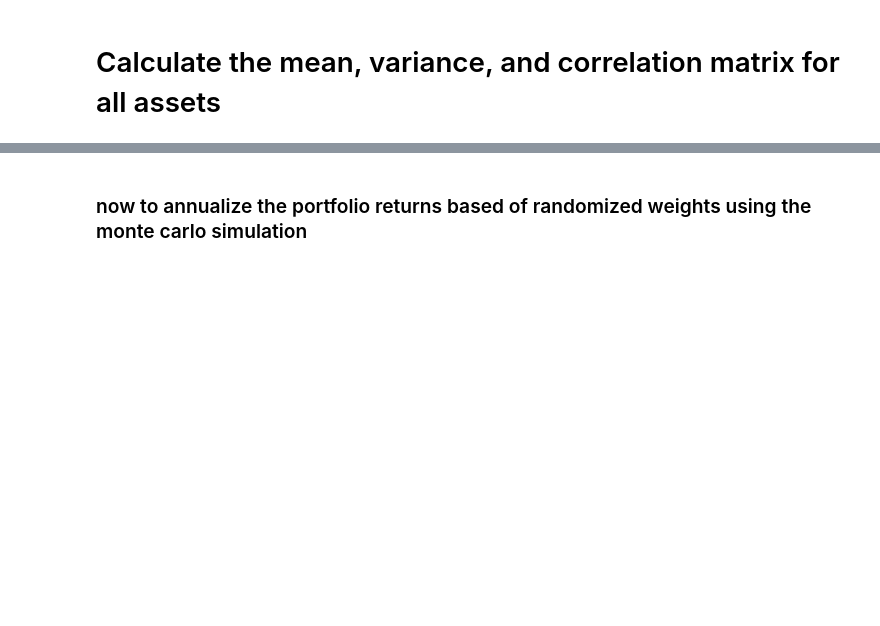
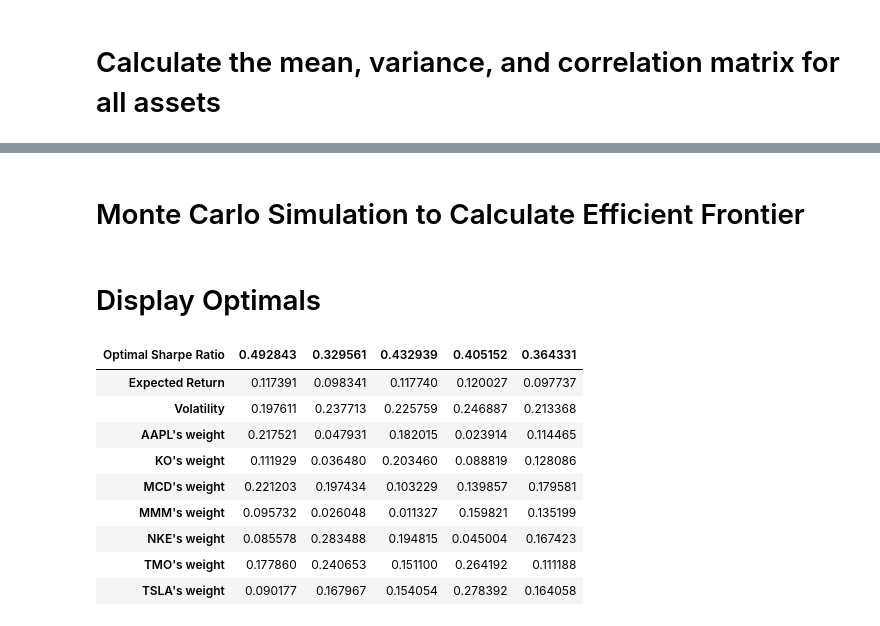
Before and after one commit to CCNY-Analytics-and-Quant/Efficient-Frontier-Project-Qetsiyah-Osamwonyi, a Jupyter notebook: EF_code.ipynb, the cells around one changed output, grey strips where cells are left out. Cells and saved outputs as stored; diff of their text form; code cells hidden in the pictures; blank space fills up the shorter version.

```diff
--- a/EF_code.ipynb
+++ b/EF_code.ipynb
@@ -61,5 +59,5 @@ weights.sum()
 # %% [markdown]
-### now to annualize the portfolio returns based of randomized weights using the monte carlo simulation
+# Monte Carlo Simulation to Calculate Efficient Frontier
 # %%
 #portfolio returns
 def pRet(weights):
@@ -92,0 +83,29 @@ tvols = np.array(tvols)
+# %% [markdown]
+# Display Optimals
+# %%
+tbl2=pd.DataFrame(columns=['Expected Return',
+                           'Volatility',
+                           'Optimal Sharpe Ratio'])
+tbl2['Expected Return']=ER
+tbl2['Volatility']=EV
+tbl2['Optimal Sharpe Ratio']=sharpe
+
+for counter, symbol in enumerate(returns.columns.tolist()):
+    tbl2[symbol + "'s weight"] = [w[counter] for w in wei]
+
+
+tbl2.set_index("Optimal Sharpe Ratio", inplace=True)
+portfolios = pd.DataFrame(tbl2)
+tbl2F=portfolios.head().T
+tbl2F
+# %% [output]
+| Optimal Sharpe Ratio | 0.492843 | 0.329561 | 0.432939 | 0.405152 | 0.364331 |
+| Expected Return | 0.117391 | 0.098341 | 0.117740 | 0.120027 | 0.097737 |
+| Volatility | 0.197611 | 0.237713 | 0.225759 | 0.246887 | 0.213368 |
+| AAPL's weight | 0.217521 | 0.047931 | 0.182015 | 0.023914 | 0.114465 |
+| KO's weight | 0.111929 | 0.036480 | 0.203460 | 0.088819 | 0.128086 |
+| MCD's weight | 0.221203 | 0.197434 | 0.103229 | 0.139857 | 0.179581 |
+| MMM's weight | 0.095732 | 0.026048 | 0.011327 | 0.159821 | 0.135199 |
+| NKE's weight | 0.085578 | 0.283488 | 0.194815 | 0.045004 | 0.167423 |
+| TMO's weight | 0.177860 | 0.240653 | 0.151100 | 0.264192 | 0.111188 |
+| TSLA's weight | 0.090177 | 0.167967 | 0.154054 | 0.278392 | 0.164058 |
```
Also changed, not shown: parts of 13 cells of this notebook.
